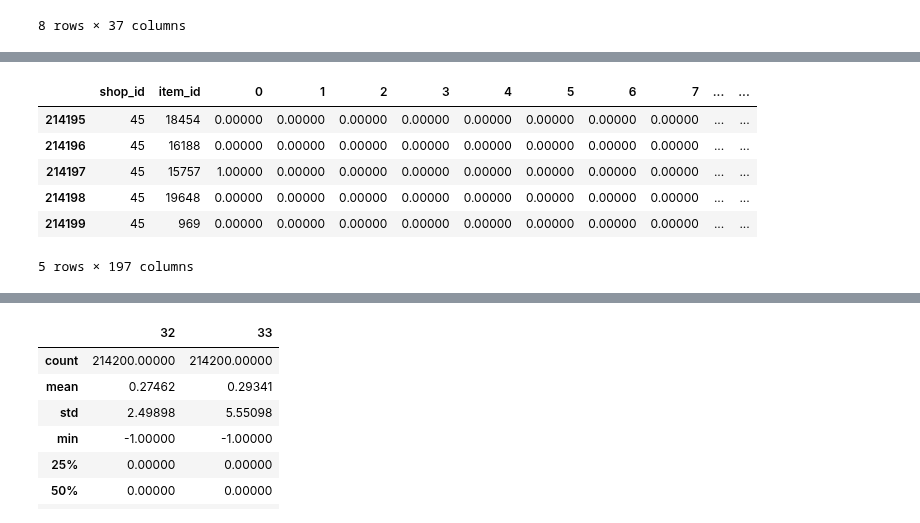
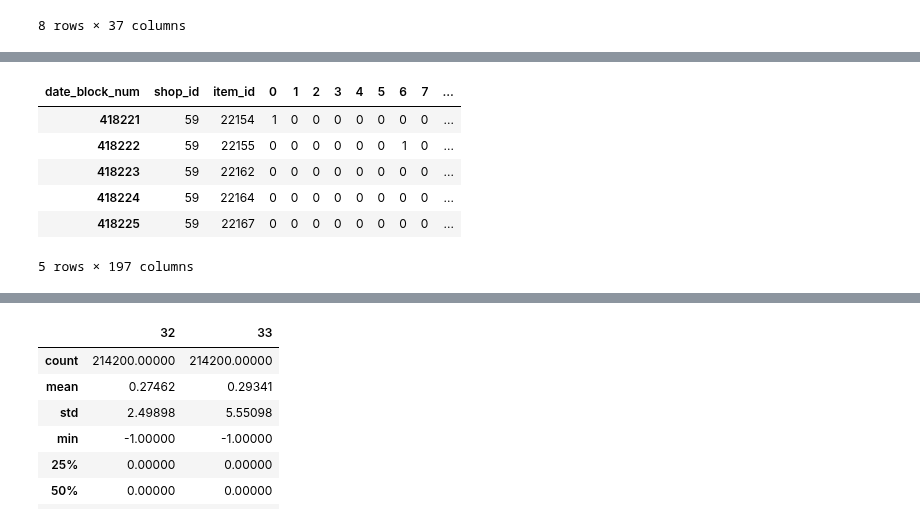
Before and after one commit to magavJanes/playground, a Jupyter notebook: Future Sales + Cluster Analysis v5.ipynb, the cells around one changed output, grey strips where cells are left out. Drawn from its saved outputs; the diff is of its cells as text; code cells hidden in the pictures.

```diff
--- a/Future Sales + Cluster Analysis v5.ipynb
+++ b/Future Sales + Cluster Analysis v5.ipynb
@@ -876,4 +1358,4 @@ Wall time: 433 ms
 # %%
 %%time
-df_test['city'] = df_test['shop_id'].apply(lambda x: get_shop_city(x))
+df['city'] = df['shop_id'].apply(lambda x: get_shop_city(x))
 # %% [output]
@@ -882,4 +1364,4 @@ Wall time: 125 ms
 # %%
 %%time
-df_test['city_cluster'] = df_test['city'].apply(lambda x: get_city_cluster(x))
+df['city_cluster'] = df['city'].apply(lambda x: get_city_cluster(x))
 # %% [output]
@@ -888,4 +1370,4 @@ Wall time: 250 ms
 # %%
 %%time
-df_test['category_cluster'] = df_test['subcategory'].apply(lambda x: get_category_cluster(x))
+df['category_cluster'] = df['subcategory'].apply(lambda x: get_category_cluster(x))
 # %% [output]
@@ -894,5 +1376,5 @@ Wall time: 246 ms
 # %%
-df_test['category'] = df_test['subcategory'].str.split('[-(]', n=0).str[0].str.strip()
+df['category'] = df['subcategory'].str.split('[-(]', n=0).str[0].str.strip()
 # %%
 #%%time
 #df_sells_in_month['month'] = df_sells_in_month['date_block_num']%12 + 1
@@ -903,12 +1385,12 @@ df_test['category'] = df_test['subcategory'].str.split('[-(]', n=0).str[0].str.s
 
 #df_sells_in_month['prev_itemQ'].describe()
 # %%
-df_test.tail()
+df.tail()
 # %% [output]
-|  | shop_id | item_id | 0 | 1 | 2 | 3 | 4 | 5 | 6 | 7 | ... | ... |
-| 214195 | 45 | 18454 | 0.00000 | 0.00000 | 0.00000 | 0.00000 | 0.00000 | 0.00000 | 0.00000 | 0.00000 | ... | ... |
-| 214196 | 45 | 16188 | 0.00000 | 0.00000 | 0.00000 | 0.00000 | 0.00000 | 0.00000 | 0.00000 | 0.00000 | ... | ... |
-| 214197 | 45 | 15757 | 1.00000 | 0.00000 | 0.00000 | 0.00000 | 0.00000 | 0.00000 | 0.00000 | 0.00000 | ... | ... |
-| 214198 | 45 | 19648 | 0.00000 | 0.00000 | 0.00000 | 0.00000 | 0.00000 | 0.00000 | 0.00000 | 0.00000 | ... | ... |
-| 214199 | 45 | 969 | 0.00000 | 0.00000 | 0.00000 | 0.00000 | 0.00000 | 0.00000 | 0.00000 | 0.00000 | ... | ... |
+| date_block_num | shop_id | item_id | 0 | 1 | 2 | 3 | 4 | 5 | 6 | 7 | ... |
+| 418221 | 59 | 22154 | 1 | 0 | 0 | 0 | 0 | 0 | 0 | 0 | ... |
+| 418222 | 59 | 22155 | 0 | 0 | 0 | 0 | 0 | 0 | 1 | 0 | ... |
+| 418223 | 59 | 22162 | 0 | 0 | 0 | 0 | 0 | 0 | 0 | 0 | ... |
+| 418224 | 59 | 22164 | 0 | 0 | 0 | 0 | 0 | 0 | 0 | 0 | ... |
+| 418225 | 59 | 22167 | 0 | 0 | 0 | 0 | 0 | 0 | 0 | 0 | ... |
 5 rows × 197 columns
```
Also changed, not shown: parts of 76 cells of this notebook, 1 other file.
